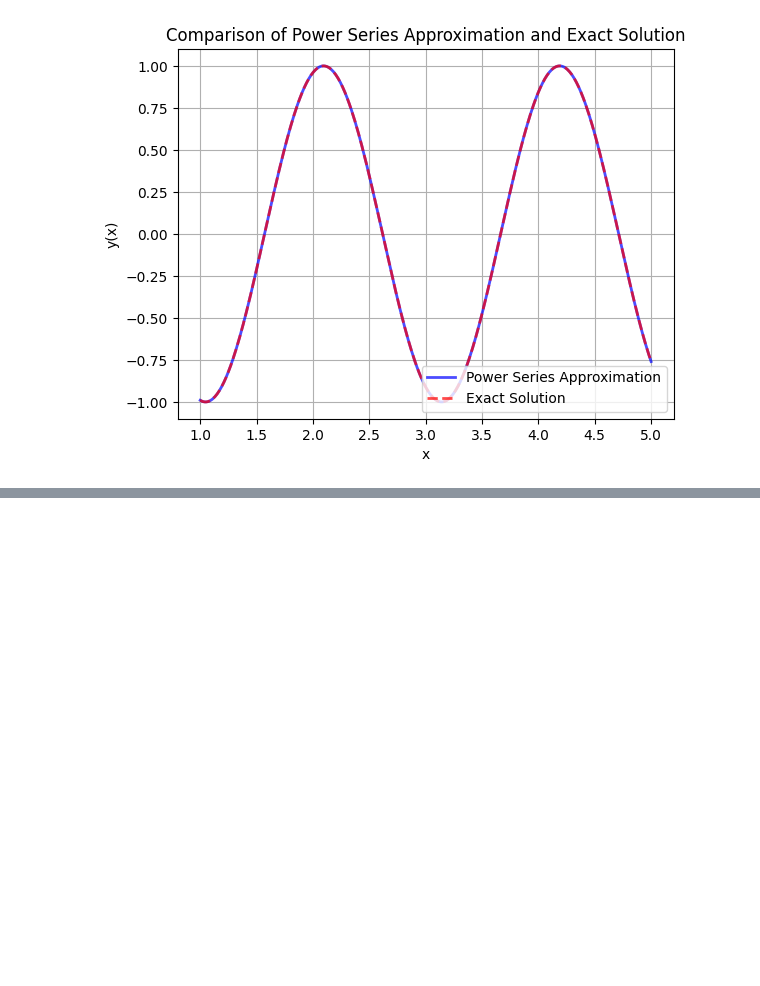
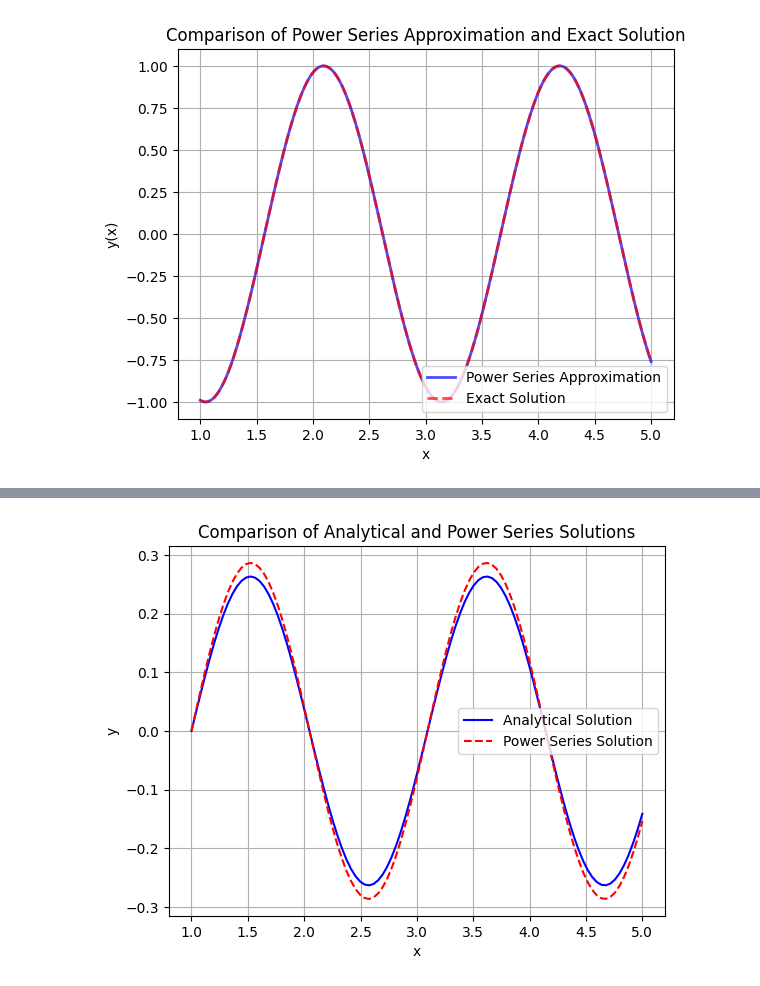
Before and after one commit to aqsnyder/eng_math, a Jupyter notebook: ps_1/problem_2.ipynb, the cells around one changed output, grey strips where cells are left out. Saved outputs shown, nothing was run; the diff lists cells and outputs as text; code cells hidden in the pictures; blank space fills up the shorter version.

```diff
--- a/ps_1/problem_2.ipynb
+++ b/ps_1/problem_2.ipynb
@@ -75,0 +155,71 @@ plt.show()
+# %%
+import numpy as np
+import matplotlib.pyplot as plt
+from sympy import symbols, cos, sin, diff, solve, Eq, lambdify
+
+# Define symbolic variables
+x = symbols('x')
+A, B, c0, c1 = symbols('A B c0 c1')
+
+# Analytical solution
+y_analytical = A * cos(3*x) + B * sin(3*x)
+
+# Given boundary conditions
+boundary_conditions = {
+    'y_at_1': y_analytical.subs(x, 1),  # y(1) = 0
+    'y_prime_at_5': diff(y_analytical, x).subs(x, 5),  # y'(5) evaluated
+}
+
+# Solve for A and B using the boundary conditions
+constants = solve([Eq(boundary_conditions['y_at_1'], 0), Eq(boundary_conditions['y_prime_at_5'] + 14 * boundary_conditions['y_prime_at_5'], 10)], (A, B))
+
+# Substitute A and B back into the analytical solution
+y_analytical = y_analytical.subs(constants)
+
+# Function to compute coefficients
+def compute_coefficients(n_terms):
+    coeffs = [0] * n_terms
+    coeffs[0], coeffs[1] = c0, c1  # Keep the first two coefficients symbolic
+    for k in range(2, n_terms):
+        coeffs[k] = -9 * coeffs[k-2] / (k * (k-1))
+    return coeffs
+
+# Number of terms in the power series
+n_terms = 100
+
+# Compute the coefficients
+coeffs = compute_coefficients(n_terms)
+
+# Construct the power series solution
+y_power_series = sum(coeffs[k] * x**k for k in range(n_terms))
+
+# Apply the boundary conditions to find c0 and c1
+# Boundary condition at x=1: y(1) = 0
+# Boundary condition at x=5: y(5) + 14y'(5) = 10
+bc1 = y_power_series.subs(x, 1)
+bc2 = y_power_series.subs(x, 5) + 14 * diff(y_power_series, x).subs(x, 5) - 10
+solutions = solve((bc1, bc2), (c0, c1))
+
+# Substitute the solutions back into the power series
+y_power_series = y_power_series.subs(solutions)
+
+# Lambdify the expressions for numerical evaluation
+y_analytical_func = lambdify(x, y_analytical)
+y_power_series_func = lambdify(x, y_power_series)
+
+# Generate data for plotting
+x_vals = np.linspace(1, 5, 100)
+y_analytical_vals = y_analytical_func(x_vals)
+y_power_series_vals = y_power_series_func(x_vals)
+
+# Plot the results
+plt.plot(x_vals, y_analytical_vals, label='Analytical Solution', color='blue')
+plt.plot(x_vals, y_power_series_vals, label='Power Series Solution', color='red', linestyle='--')
+plt.xlabel('x')
+plt.ylabel('y')
+plt.title('Comparison of Analytical and Power Series Solutions')
+plt.legend()
+plt.grid(True)
+plt.show()
+# %% [output]
+[figure, added]
```
Also changed, not shown: parts of 2 cells of this notebook, 3 other files.
